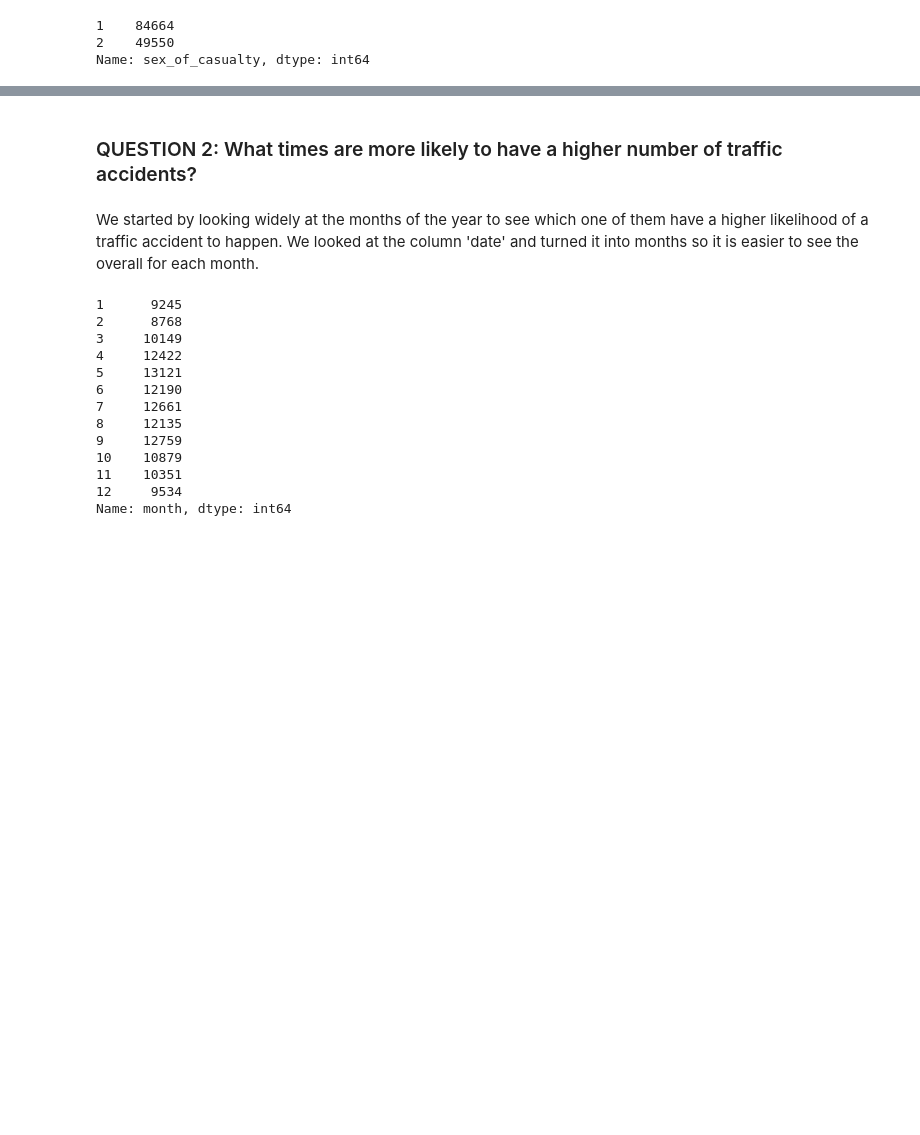
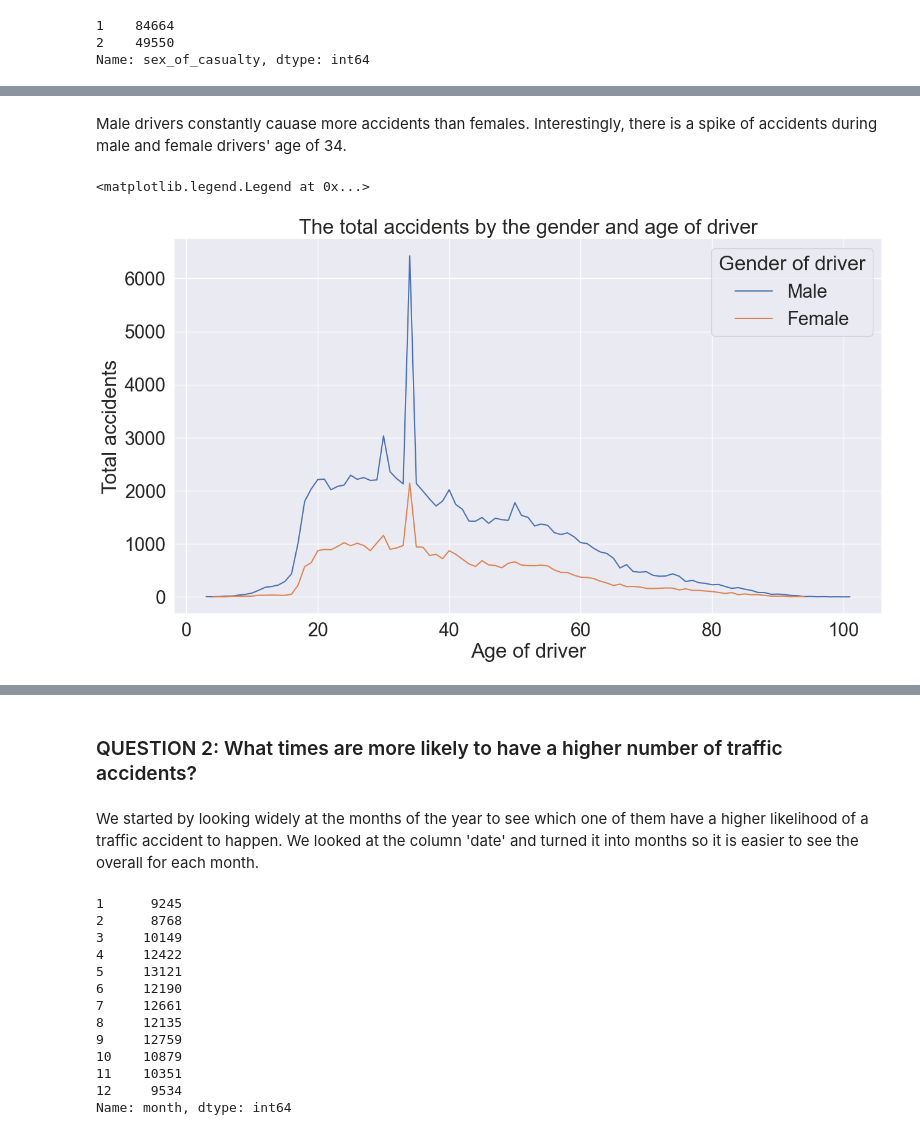
Before and after one commit to clarissa-lo/CFG_project, a Jupyter notebook: Project code/Data analysis.ipynb, the cells around one changed output, grey strips where cells are left out. Cells and saved outputs as stored; diff of their text form; code cells hidden in the pictures; blank space fills up the shorter version.

```diff
--- a/Project code/Data analysis.ipynb
+++ b/Project code/Data analysis.ipynb
@@ -413,0 +315,20 @@ plt.legend(title="Age of casualty", labels=age_band, loc="upper left")
+# %% [markdown]
+Male drivers constantly cauase more accidents than females. Interestingly, there is a spike of accidents during male and female drivers' age of 34.
+# %%
+# plot the total accidents by gender and age of driver
+# lines
+PIVOT_TBL_1a.plot(kind="line", figsize=(15,8))
+
+#x-axis
+plt.xlabel('Age of driver')
+
+# y-axis
+plt.ylabel('Total accidents')
+
+# other elements of the plot
+plt.title('The total accidents by the gender and age of driver')
+
+plt.legend(labels=["Male", "Female"], title="Gender of driver", loc="upper right")
+# %% [output]
+<matplotlib.legend.Legend at 0x...>
+[figure, added]
```
Also changed, not shown: parts of 62 cells of this notebook.
